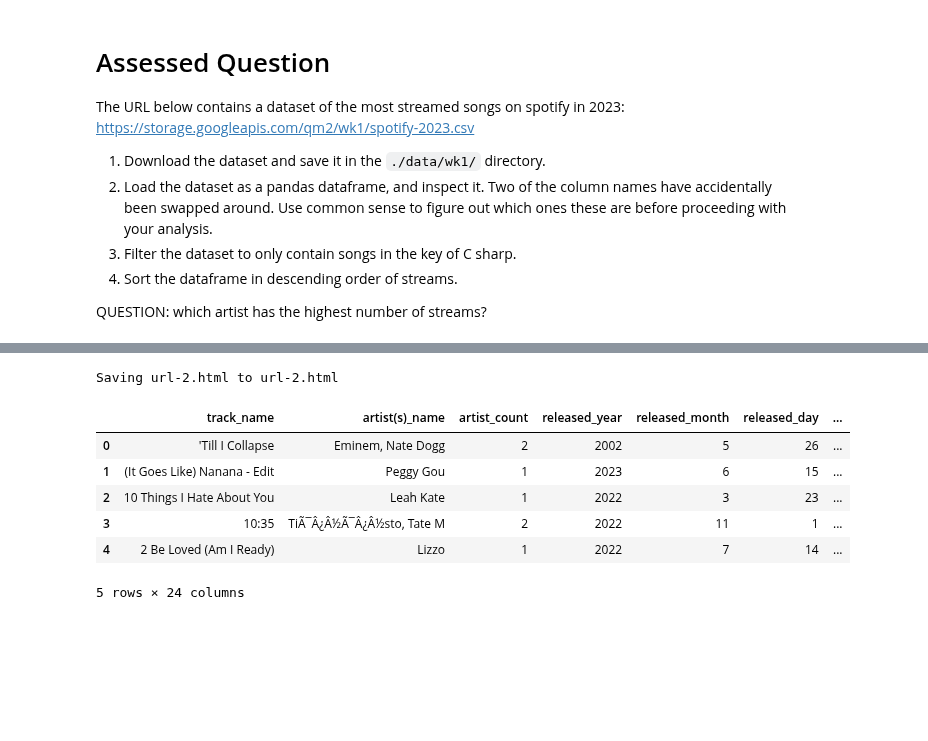
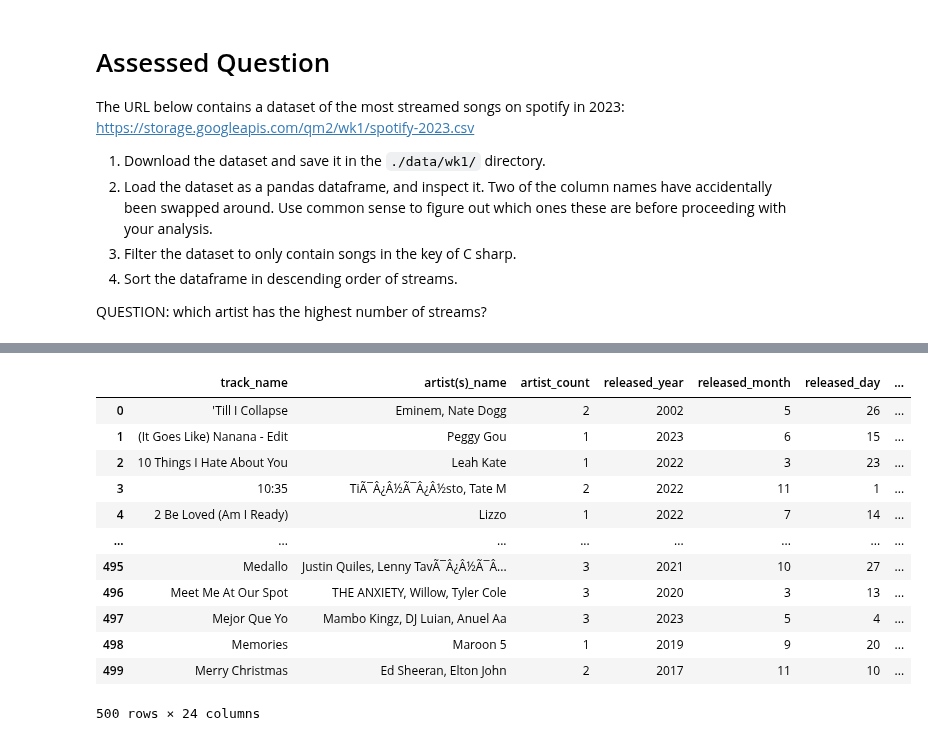
Before and after one commit to clp2454/QM2, a Jupyter notebook: notebooks/W01. Python Recap.ipynb, the cells around one changed output, grey strips where cells are left out. Drawn from its saved outputs; the diff is of its cells as text; code cells hidden in the pictures; blank space fills up the shorter version.

```diff
--- a/notebooks/W01. Python Recap.ipynb
+++ b/notebooks/W01. Python Recap.ipynb
@@ -260,9 +260,8 @@ https://storage.googleapis.com/qm2/wk1/spotify-2023.csv
 
 QUESTION: which artist has the highest number of streams?
 # %%
-#Download the dataset and save it in the ./data/wk1/ directory
-from google.colab import files
-uploaded = files.upload()
+#Download the dataset and save it in the ./data/wk1/ directory - directory ./data/wk1 already exists
+!curl -s https://storage.googleapis.com/qm2/wk1/spotify-2023.csv -o ./data/wk1/spotify-2023.csv
 #Load the dataset as a pandas dataframe
 import pandas
 import matplotlib
@@ -270,5 +269,4 @@ import matplotlib
 data = pandas.read_csv('https://storage.googleapis.com/qm2/wk1/spotify-2023.csv')
 #Inspect the dataset
 data.head()
-pr
 # %% [output]
@@ -276,8 +273,13 @@ pr
+|  | track_name | artist(s)_name | artist_count | released_year | released_month | released_day | ... |
+| 0 | 'Till I Collapse | Eminem, Nate Dogg | 2 | 2002 | 5 | 26 | ... |
+| 1 | (It Goes Like) Nanana - Edit | Peggy Gou | 1 | 2023 | 6 | 15 | ... |
+| 2 | 10 Things I Hate About You | Leah Kate | 1 | 2022 | 3 | 23 | ... |
+| 3 | 10:35 | TiÃ¯Â¿Â½Ã¯Â¿Â½sto, Tate M | 2 | 2022 | 11 | 1 | ... |
+| 4 | 2 Be Loved (Am I Ready) | Lizzo | 1 | 2022 | 7 | 14 | ... |
+| ... | ... | ... | ... | ... | ... | ... | ... |
+| 495 | Medallo | Justin Quiles, Lenny TavÃ¯Â¿Â½Ã¯Â... | 3 | 2021 | 10 | 27 | ... |
+| 496 | Meet Me At Our Spot | THE ANXIETY, Willow, Tyler Cole | 3 | 2020 | 3 | 13 | ... |
+| 497 | Mejor Que Yo | Mambo Kingz, DJ Luian, Anuel Aa | 3 | 2023 | 5 | 4 | ... |
+| 498 | Memories | Maroon 5 | 1 | 2019 | 9 | 20 | ... |
+| 499 | Merry Christmas | Ed Sheeran, Elton John | 2 | 2017 | 11 | 10 | ... |
-Saving url-2.html to url-2.html
+500 rows × 24 columns
-|  | track_name | artist(s)_name | artist_count | released_year | released_month | released_day | ... |
-| 0 | 'Till I Collapse | Eminem, Nate Dogg | 2 | 2002 | 5 | 26 | ... |
-| 1 | (It Goes Like) Nanana - Edit | Peggy Gou | 1 | 2023 | 6 | 15 | ... |
-| 2 | 10 Things I Hate About You | Leah Kate | 1 | 2022 | 3 | 23 | ... |
-| 3 | 10:35 | TiÃ¯Â¿Â½Ã¯Â¿Â½sto, Tate M | 2 | 2022 | 11 | 1 | ... |
-| 4 | 2 Be Loved (Am I Ready) | Lizzo | 1 | 2022 | 7 | 14 | ... |
-5 rows × 24 columns
```
Also changed, not shown: parts of 1 cell of this notebook.
